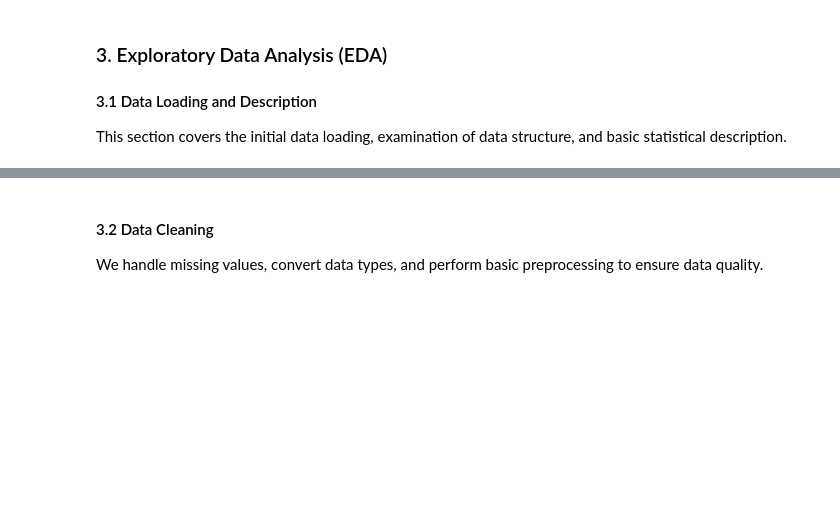
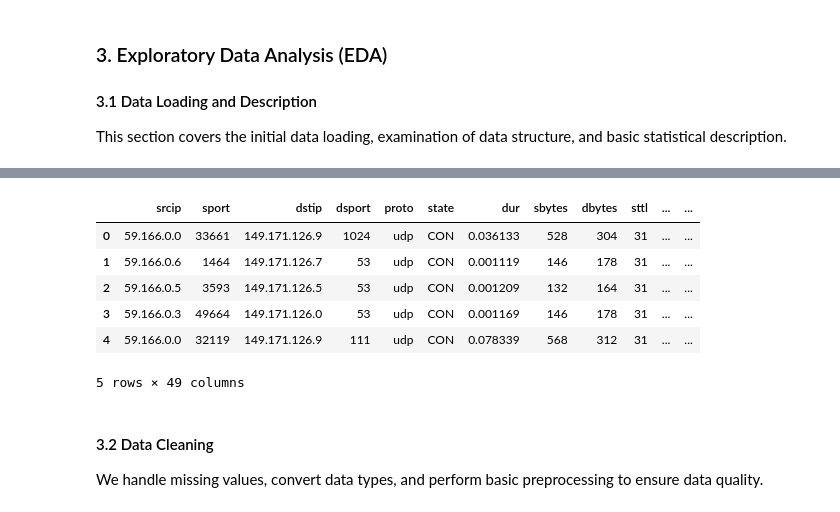
Before and after one commit to lscarval/CSCI-S-108-Data-Mining, a Jupyter notebook: final_project/CSCI_S_108_Final_Project_Notebook_Luciano_Carvalho.ipynb, the cells around one changed output, grey strips where cells are left out. Saved outputs shown, nothing was run; the diff lists cells and outputs as text; code cells hidden in the pictures; blank space fills up the shorter version.

```diff
--- a/final_project/CSCI_S_108_Final_Project_Notebook_Luciano_Carvalho.ipynb
+++ b/final_project/CSCI_S_108_Final_Project_Notebook_Luciano_Carvalho.ipynb
@@ -27,0 +85,6 @@ This section covers the initial data loading, examination of data structure, and
+# %%
+# Extract column names and types
+column_names = features_df['Name'].values
+column_types = features_df['Type'].values
+
+column_names, column_types
@@ -28,15 +111,18 @@ This section covers the initial data loading, examination of data structure, and
 # %%
+# Load the UNSW-NB15_1.csv file into a pandas DataFrame with the appropriate encoding and column names
+file_path = os.path.join(extract_path, 'UNSW-NB15_1.csv')
+df = pd.read_csv(file_path, encoding='ISO-8859-1', names=column_names, skiprows=1)
 
-# Import necessary libraries
-import pandas as pd
-import matplotlib.pyplot as plt
-import seaborn as sns
-
-# Load the dataset
-df = pd.read_csv('UNSW-NB15_1.csv', encoding='ISO-8859-1')
-
-# Display the first few rows and summary statistics
+# Display the first few rows of the DataFrame and summary statistics
 df.head()
+# %% [output]
+|  | srcip | sport | dstip | dsport | proto | state | dur | sbytes | dbytes | sttl | ... | ... |
+| 0 | 59.166.0.0 | 33661 | 149.171.126.9 | 1024 | udp | CON | 0.036133 | 528 | 304 | 31 | ... | ... |
+| 1 | 59.166.0.6 | 1464 | 149.171.126.7 | 53 | udp | CON | 0.001119 | 146 | 178 | 31 | ... | ... |
+| 2 | 59.166.0.5 | 3593 | 149.171.126.5 | 53 | udp | CON | 0.001209 | 132 | 164 | 31 | ... | ... |
+| 3 | 59.166.0.3 | 49664 | 149.171.126.0 | 53 | udp | CON | 0.001169 | 146 | 178 | 31 | ... | ... |
+| 4 | 59.166.0.0 | 32119 | 149.171.126.9 | 111 | udp | CON | 0.078339 | 568 | 312 | 31 | ... | ... |
+5 rows × 49 columns
 # %% [markdown]
 
 #### 3.2 Data Cleaning
```
Also changed, not shown: parts of 8 cells of this notebook.
